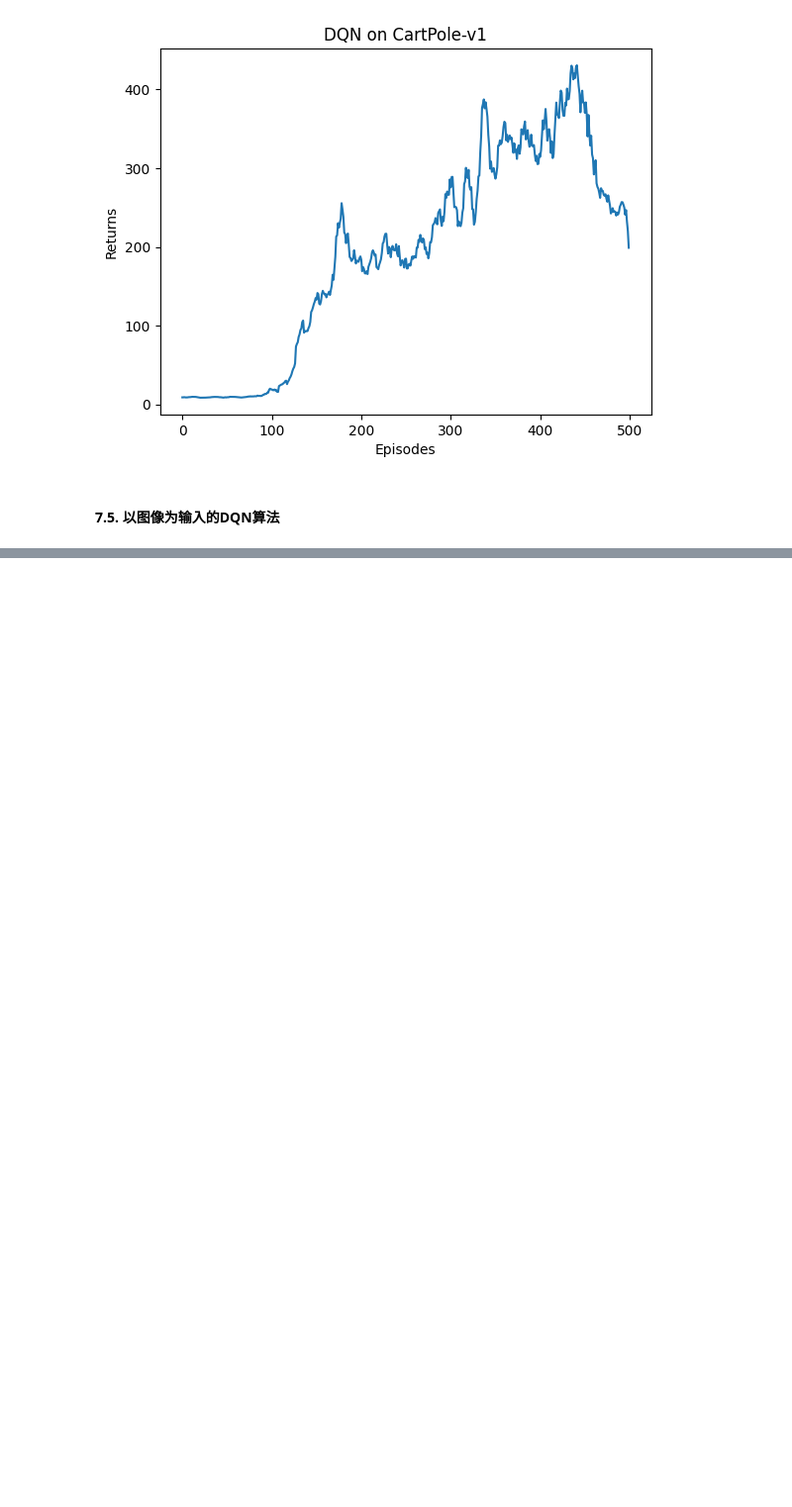
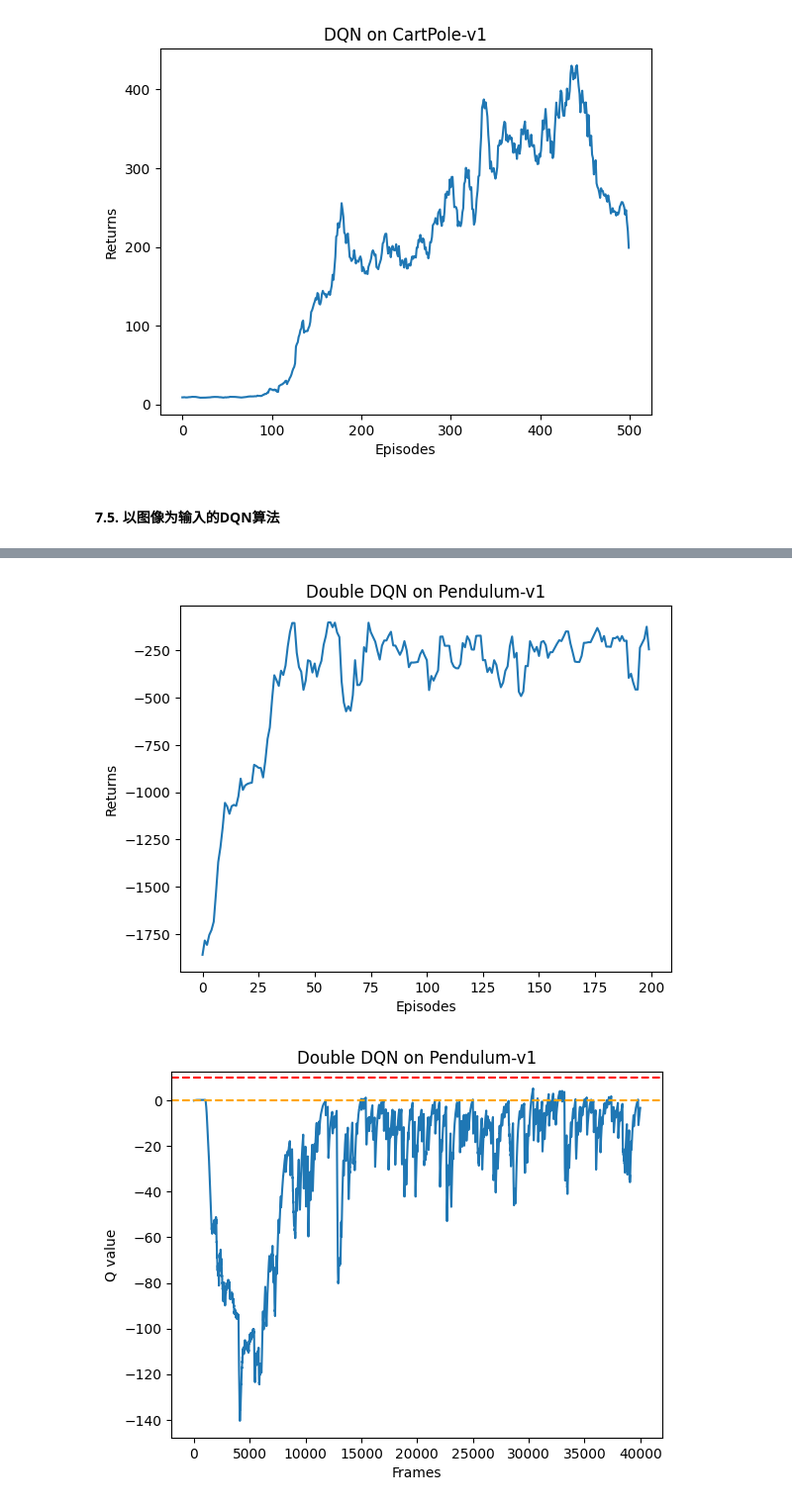
Before and after one commit to lanceyliao/Hands-on-RL, a Jupyter notebook: 合集.ipynb, the cells around one changed output, grey strips where cells are left out. Shown at 99% size. Drawn from its saved outputs; the diff is of its cells as text; code cells hidden in the pictures; blank space fills up the shorter version.

```diff
--- a/合集.ipynb
+++ b/合集.ipynb
@@ -2066,0 +2253,31 @@ class ConvolutionalQnet(torch.nn.Module):
+# %%
+random.seed(0)
+np.random.seed(0)
+# _ = env.reset(seed=0)
+torch.manual_seed(0)
+replay_buffer = rl_utils.ReplayBuffer(buffer_size)  ## 实例化缓冲池也就是历史数据
+agent = DQN(s_dim, neu_dim, a_dim, lr, gamma, epsilon, target_lag, device, 'DoubleDQN')
+return_list, max_q_value_list, allimage = train_DQN(agent, env, num_episodes, replay_buffer, minimal_size, batch_size)
+
+# https://github.com/guicalare/Img2gif/blob/master/Code/Img2Gif.py
+imageio.mimsave(r'chapter8_1.gif', allimage, duration=10)
+
+episodes_list = list(range(len(return_list)))
+mv_return = rl_utils.moving_average(return_list, 5)
+plt.plot(episodes_list, mv_return)
+plt.xlabel('Episodes')
+plt.ylabel('Returns')
+plt.title(f'Double DQN on {env_name}')
+plt.show()
+
+frames_list = list(range(len(max_q_value_list)))
+plt.plot(frames_list, max_q_value_list)
+plt.axhline(0, c='orange', ls='--')
+plt.axhline(10, c='red', ls='--')
+plt.xlabel('Frames')
+plt.ylabel('Q value')
+plt.title(f'Double DQN on {env_name}')
+plt.show()
+# %% [output]
+[figure, added]
+[figure, added]
```
Also changed, not shown: parts of 22 cells of this notebook, 7 other files.
